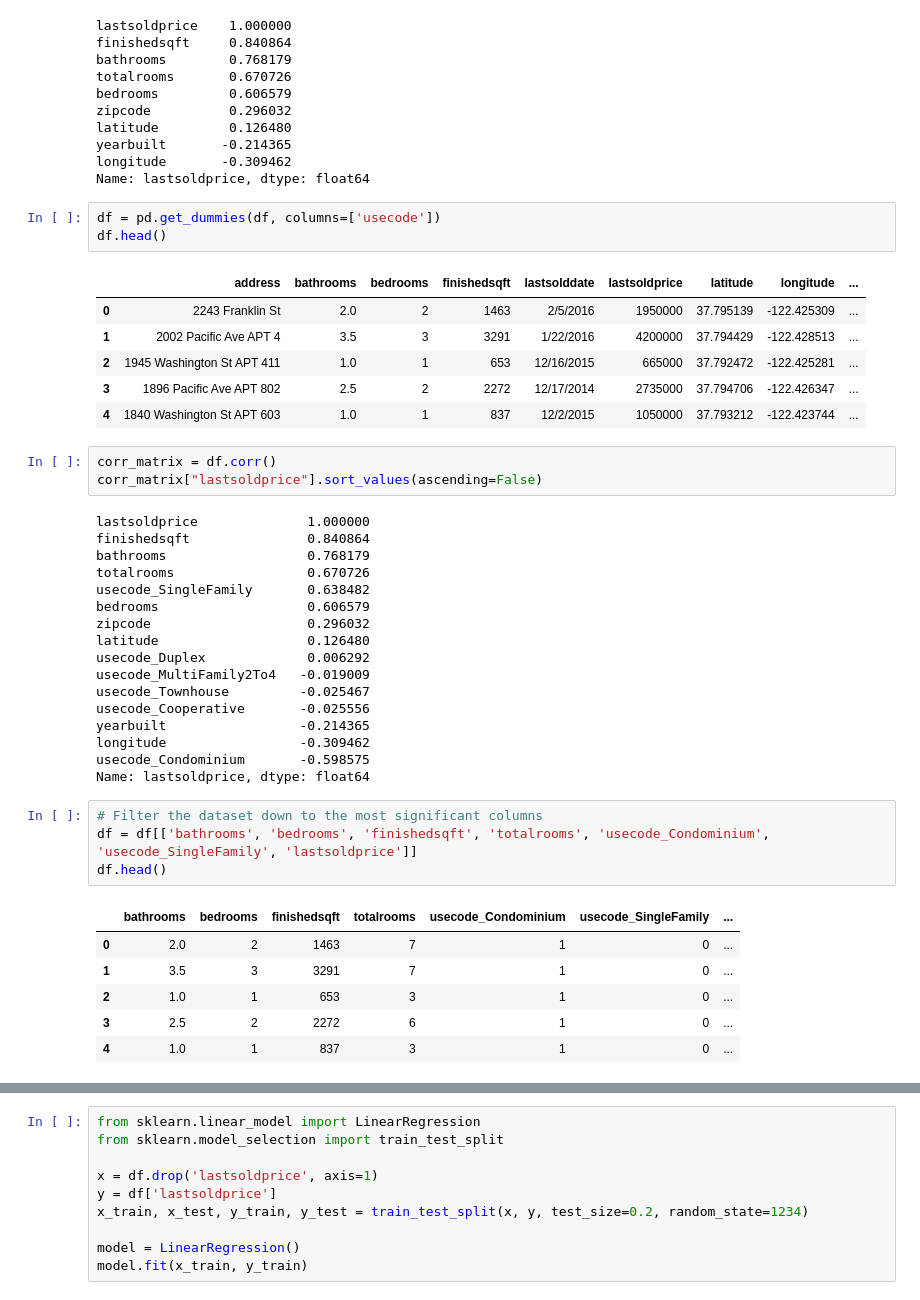
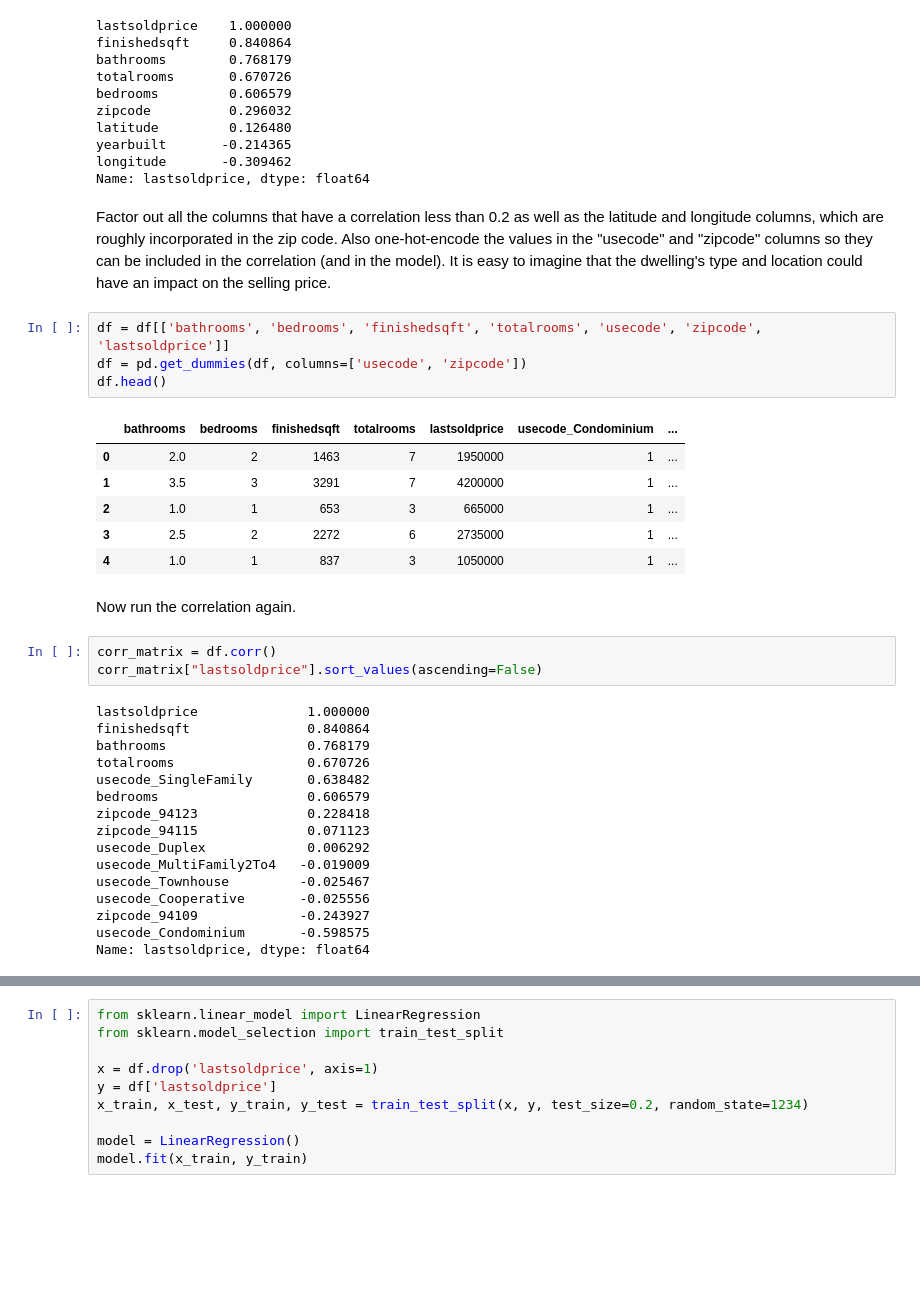
Before and after one commit to jeffprosise/Machine-Learning, a Jupyter notebook: Multiple Linear Regression.ipynb, the cells around one changed output, grey strips where cells are left out. Cells and saved outputs as stored; diff of their text form; blank space fills up the shorter version.

```diff
--- a/Multiple Linear Regression.ipynb
+++ b/Multiple Linear Regression.ipynb
@@ -28,16 +66,21 @@ latitude         0.126480
 yearbuilt       -0.214365
 longitude       -0.309462
 Name: lastsoldprice, dtype: float64
+# %% [markdown]
+Factor out all the columns that have a correlation less than 0.2 as well as the latitude and longitude columns, which are roughly incorporated in the zip code. Also one-hot-encode the values in the "usecode" and "zipcode" columns so they can be included in the correlation (and in the model). It is easy to imagine that the dwelling's type and location could have an impact on the selling price.
 # %%
-df = pd.get_dummies(df, columns=['usecode'])
+df = df[['bathrooms', 'bedrooms', 'finishedsqft', 'totalrooms', 'usecode', 'zipcode', 'lastsoldprice']]
+df = pd.get_dummies(df, columns=['usecode', 'zipcode'])
 df.head()
 # %% [output]
-|  | address | bathrooms | bedrooms | finishedsqft | lastsolddate | lastsoldprice | latitude | longitude | ... |
-| 0 | 2243 Franklin St | 2.0 | 2 | 1463 | 2/5/2016 | 1950000 | 37.795139 | -122.425309 | ... |
-| 1 | 2002 Pacific Ave APT 4 | 3.5 | 3 | 3291 | 1/22/2016 | 4200000 | 37.794429 | -122.428513 | ... |
-| 2 | 1945 Washington St APT 411 | 1.0 | 1 | 653 | 12/16/2015 | 665000 | 37.792472 | -122.425281 | ... |
-| 3 | 1896 Pacific Ave APT 802 | 2.5 | 2 | 2272 | 12/17/2014 | 2735000 | 37.794706 | -122.426347 | ... |
-| 4 | 1840 Washington St APT 603 | 1.0 | 1 | 837 | 12/2/2015 | 1050000 | 37.793212 | -122.423744 | ... |
+|  | bathrooms | bedrooms | finishedsqft | totalrooms | lastsoldprice | usecode_Condominium | ... |
+| 0 | 2.0 | 2 | 1463 | 7 | 1950000 | 1 | ... |
+| 1 | 3.5 | 3 | 3291 | 7 | 4200000 | 1 | ... |
+| 2 | 1.0 | 1 | 653 | 3 | 665000 | 1 | ... |
+| 3 | 2.5 | 2 | 2272 | 6 | 2735000 | 1 | ... |
+| 4 | 1.0 | 1 | 837 | 3 | 1050000 | 1 | ... |
+# %% [markdown]
+Now run the correlation again.
 # %%
 corr_matrix = df.corr()
 corr_matrix["lastsoldprice"].sort_values(ascending=False)
@@ -48,24 +91,12 @@ bathrooms                  0.768179
 totalrooms                 0.670726
 usecode_SingleFamily       0.638482
 bedrooms                   0.606579
-zipcode                    0.296032
-latitude                   0.126480
+zipcode_94123              0.228418
+zipcode_94115              0.071123
 usecode_Duplex             0.006292
 usecode_MultiFamily2To4   -0.019009
 usecode_Townhouse         -0.025467
 usecode_Cooperative       -0.025556
-yearbuilt                 -0.214365
-longitude                 -0.309462
+zipcode_94109             -0.243927
 usecode_Condominium       -0.598575
 Name: lastsoldprice, dtype: float64
-# %%
-# Filter the dataset down to the most significant columns
-df = df[['bathrooms', 'bedrooms', 'finishedsqft', 'totalrooms', 'usecode_Condominium', 'usecode_SingleFamily', 'lastsoldprice']]
-df.head()
-# %% [output]
-|  | bathrooms | bedrooms | finishedsqft | totalrooms | usecode_Condominium | usecode_SingleFamily | ... |
-| 0 | 2.0 | 2 | 1463 | 7 | 1 | 0 | ... |
-| 1 | 3.5 | 3 | 3291 | 7 | 1 | 0 | ... |
-| 2 | 1.0 | 1 | 653 | 3 | 1 | 0 | ... |
-| 3 | 2.5 | 2 | 2272 | 6 | 1 | 0 | ... |
-| 4 | 1.0 | 1 | 837 | 3 | 1 | 0 | ... |
```
Also changed, not shown: parts of 25 cells of this notebook.
